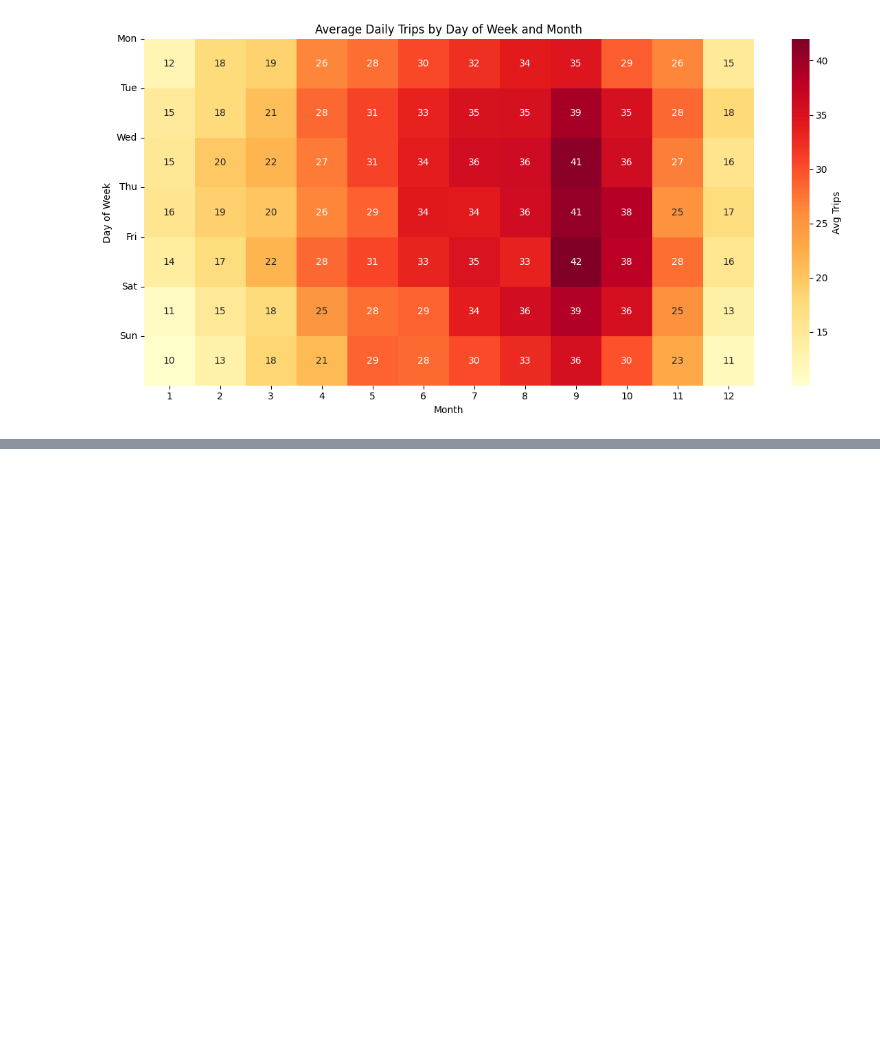
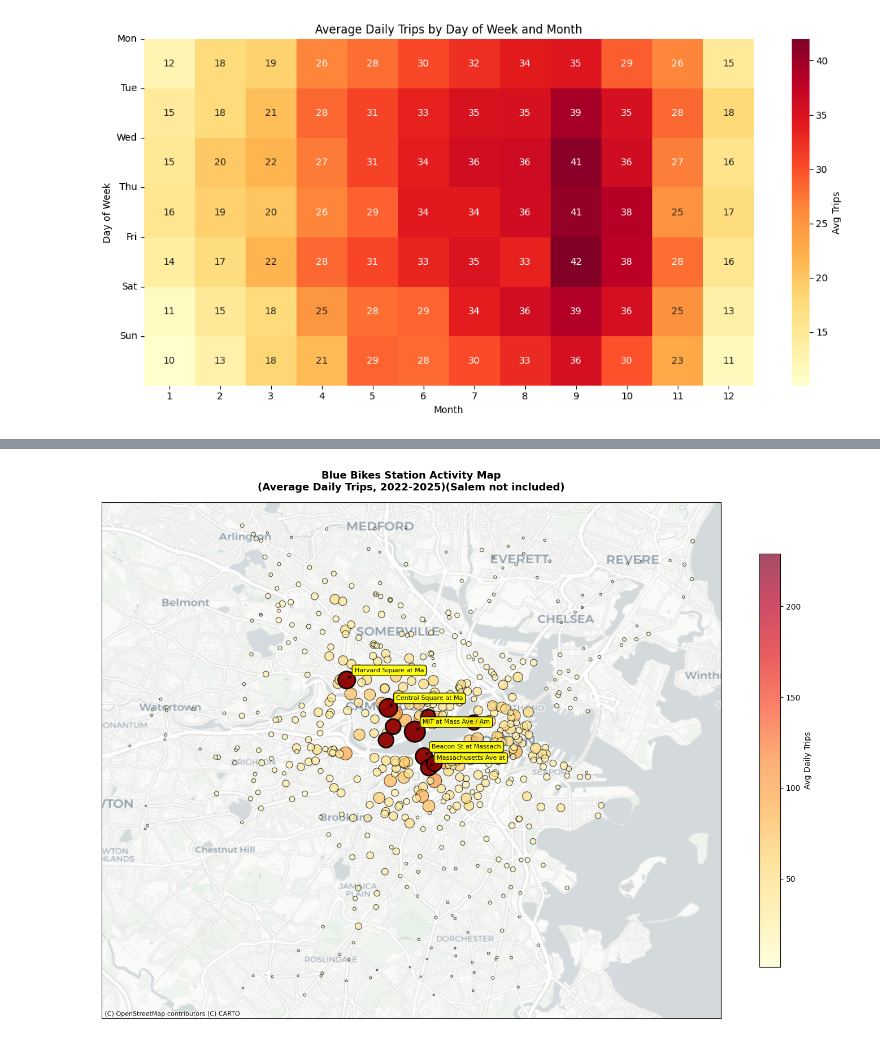
Before and after one commit to julianl05/506-final-project, a Jupyter notebook: notebooks/visualisations_and_feature_analysis.ipynb, the cells around one changed output, grey strips where cells are left out. Cells and saved outputs as stored; diff of their text form; code cells hidden in the pictures; blank space fills up the shorter version.

Commit message:
added heatmap visualisation for busiest stations (avg daily trips)

```diff
--- a/notebooks/visualisations_and_feature_analysis.ipynb
+++ b/notebooks/visualisations_and_feature_analysis.ipynb
@@ -86,0 +58,95 @@ print(f"Heatmap shows {len(heatmap_data)} stations across 12 months")
+# %%
+# Geographic map with real basemap
+import matplotlib.pyplot as plt
+import contextily as ctx
+from pyproj import Transformer
+
+# Calculate average daily trips per station
+station_avg = df.groupby('station_id').agg({
+    'trip_count': 'mean',
+    'start_station_name': 'first',
+    'lat': 'first',
+    'lng': 'first'
+}).reset_index()
+station_avg = station_avg.rename(columns={'trip_count': 'avg_daily_trips'})
+station_avg = station_avg.dropna(subset=['lat', 'lng'])
+
+# Filter to core Boston/Cambridge area (remove outliers)
+station_avg = station_avg[
+    (station_avg['lat'] >= 42.28) &
+    (station_avg['lat'] <= 42.42) &
+    (station_avg['lng'] >= -71.20) &
+    (station_avg['lng'] <= -70.98)
+]
+print(f"Stations in core area: {len(station_avg)}")
+
+# Convert lat/lng to Web Mercator (required for contextily)
+transformer = Transformer.from_crs("EPSG:4326", "EPSG:3857", always_xy=True)
+station_avg['x'], station_avg['y'] = transformer.transform(
+    station_avg['lng'].values,
+    station_avg['lat'].values
+)
+
+# Create figure
+fig, ax = plt.subplots(figsize=(14, 10))
+
+# Plot all stations
+scatter = ax.scatter(
+    station_avg['x'],
+    station_avg['y'],
+    s=station_avg['avg_daily_trips'] * 3,
+    c=station_avg['avg_daily_trips'],
+    cmap='YlOrRd',
+    alpha=0.7,
+    edgecolors='black',
+    linewidth=0.8,
+    zorder=5
+)
+
+# Highlight top 10
+top_10 = station_avg.nlargest(10, 'avg_daily_trips')
+ax.scatter(
+    top_10['x'],
+    top_10['y'],
+    s=top_10['avg_daily_trips'] * 3,
+    c='darkred',
+    alpha=0.9,
+    edgecolors='black',
+    linewidth=2,
+    zorder=6
+)
+
+# Add labels for top 5
+top_5 = station_avg.nlargest(5, 'avg_daily_trips')
+for idx, row in top_5.iterrows():
+    short_name = row['start_station_name'][:20]
+    ax.annotate(
+        short_name,
+        xy=(row['x'], row['y']),
+        xytext=(10, 10),
+        textcoords='offset points',
+        fontsize=8,
+        bbox=dict(boxstyle='round,pad=0.4', facecolor='yellow', alpha=0.9, edgecolor='black'),
+        arrowprops=dict(arrowstyle='->', connectionstyle='arc3,rad=0.3', lw=1),
+        zorder=7
+    )
+
+# Add basemap (try OpenStreetMap style)
+ctx.add_basemap(ax, source=ctx.providers.CartoDB.Positron, zoom=12)
+
+plt.colorbar(scatter, label='Avg Daily Trips', ax=ax, shrink=0.8)
+ax.set_xlabel('', fontsize=12)  # Remove axis labels (map has them)
+ax.set_ylabel('', fontsize=12)
+ax.set_title('Blue Bikes Station Activity Map\n(Average Daily Trips, 2022-2025)(Salem not included)',
+             fontsize=13, fontweight='bold', pad=15)
+
+# Turn off axis numbers (map is self-explanatory)
+ax.set_xticks([])
+ax.set_yticks([])
+
+plt.tight_layout()
+plt.savefig('station_activity_map_with_basemap.png', dpi=200, bbox_inches='tight')
+plt.show()
+
+print(f"Mapped {len(station_avg)} stations")
+# %% [output]
@@ -86,0 +154 @@ print(f"Heatmap shows {len(heatmap_data)} stations across 12 months")
+[figure, added]
```
Also changed, not shown: parts of 4 cells of this notebook, 1 other file.
